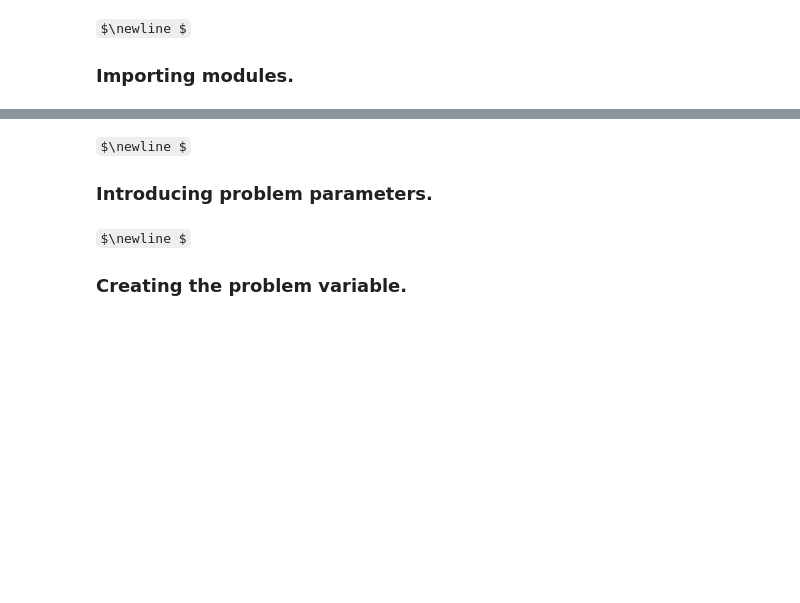
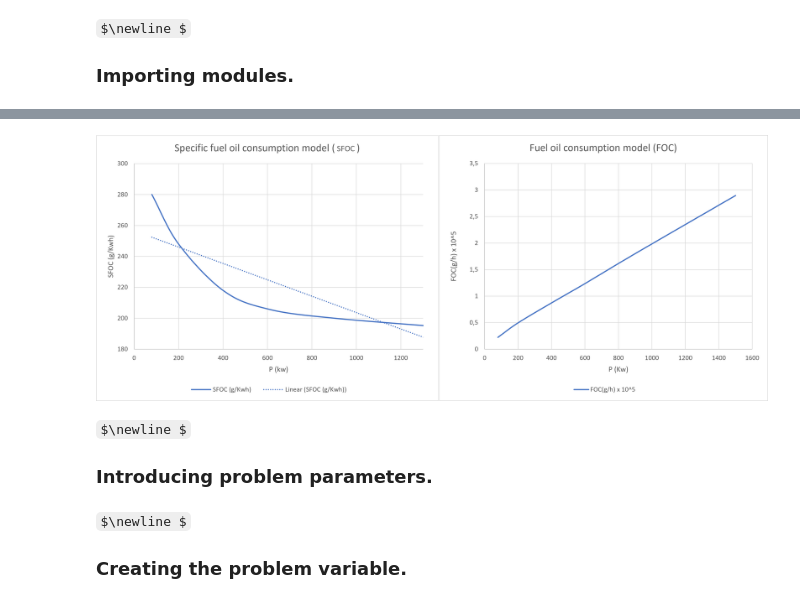
Before and after one commit to AmedBrook/Pulp_MILP-Hybrid-Energy-Optimization, a Jupyter notebook: notebooks/heo_model.ipynb, the cells around one changed output, grey strips where cells are left out. Cells and saved outputs as stored; diff of their text form; code cells hidden in the pictures; some formulas as TeX source; blank space fills up the shorter version.

```diff
--- a/notebooks/heo_model.ipynb
+++ b/notebooks/heo_model.ipynb
@@ -30,3 +26,7 @@ from IPython.display import Image
+# %%
+Image("../mkdocs/docs/img/sfoc_foc_characteristic.png",width=1500,height=1500,embed=True,)
+# %% [output]
+[figure, added]
 # %% [markdown]
 $\newline $
 ### Introducing problem parameters.
```
Also changed, not shown: parts of 3 cells of this notebook.
